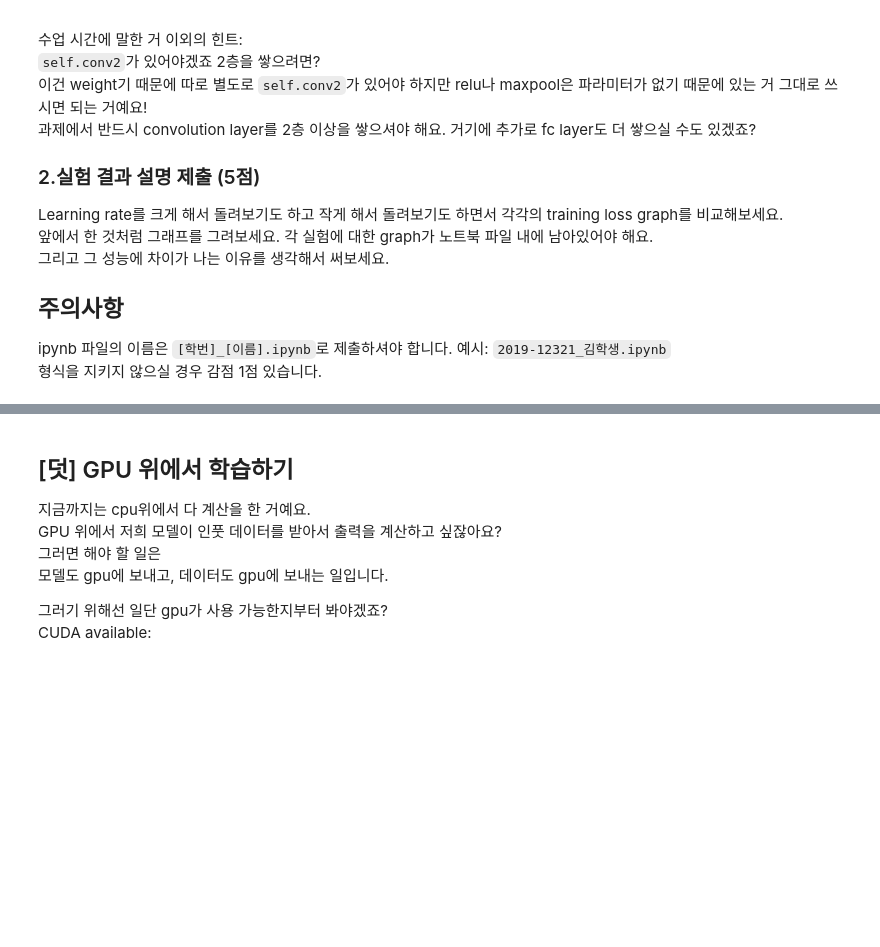
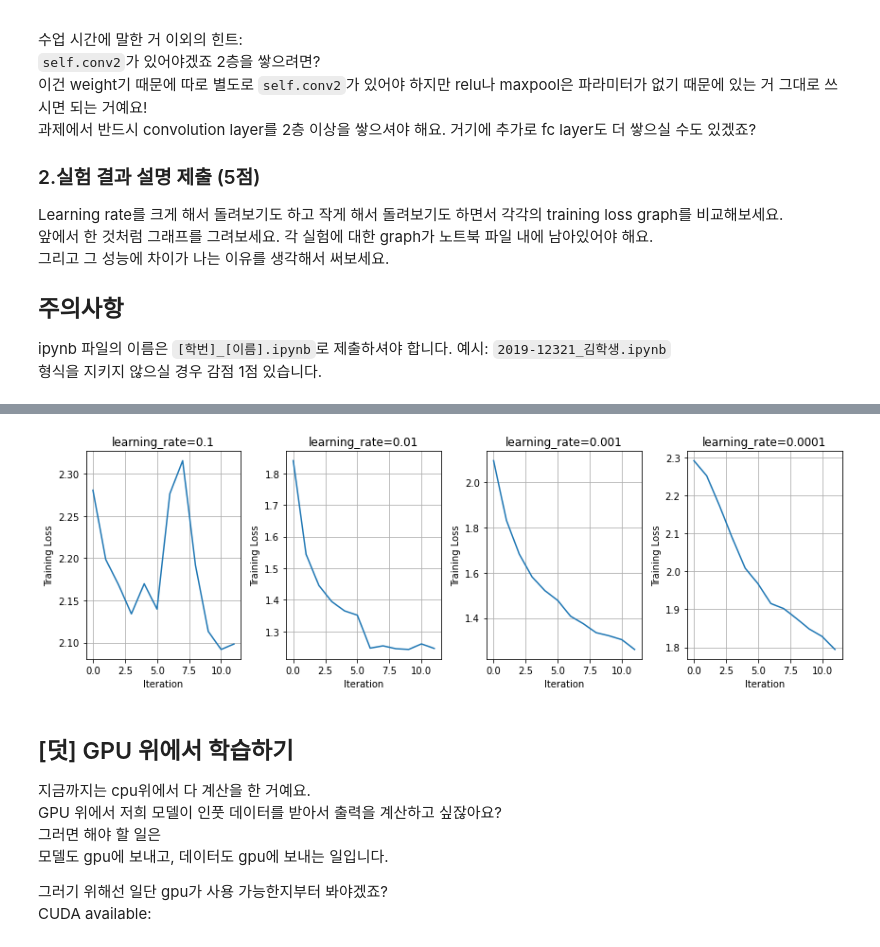
Before and after one commit to dddonghwa/IAB, a Jupyter notebook: Computer-Vision/5_CIFAR10_CNN_PyTorch.ipynb, the cells around one changed output, grey strips where cells are left out. Cells and saved outputs as stored; diff of their text form; code cells hidden in the pictures; blank space fills up the shorter version.

```diff
--- a/Computer-Vision/5_CIFAR10_CNN_PyTorch.ipynb
+++ b/Computer-Vision/5_CIFAR10_CNN_PyTorch.ipynb
@@ -415,3 +616,8 @@ ipynb 파일의 이름은 `[학번]_[이름].ipynb`로 제출하셔야 합니다
+# %%
+fig.savefig("learning_rate.png")
+fig
+# %% [output]
+[figure, added]
 # %% [markdown]
 ## [덧] GPU 위에서 학습하기
 
```
Also changed, not shown: parts of 22 cells of this notebook.
